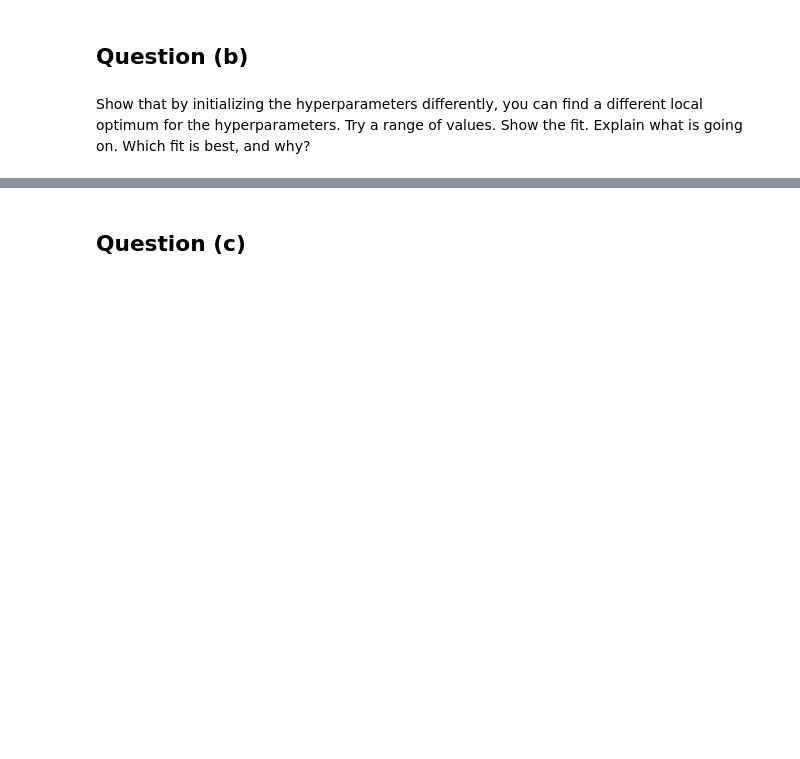
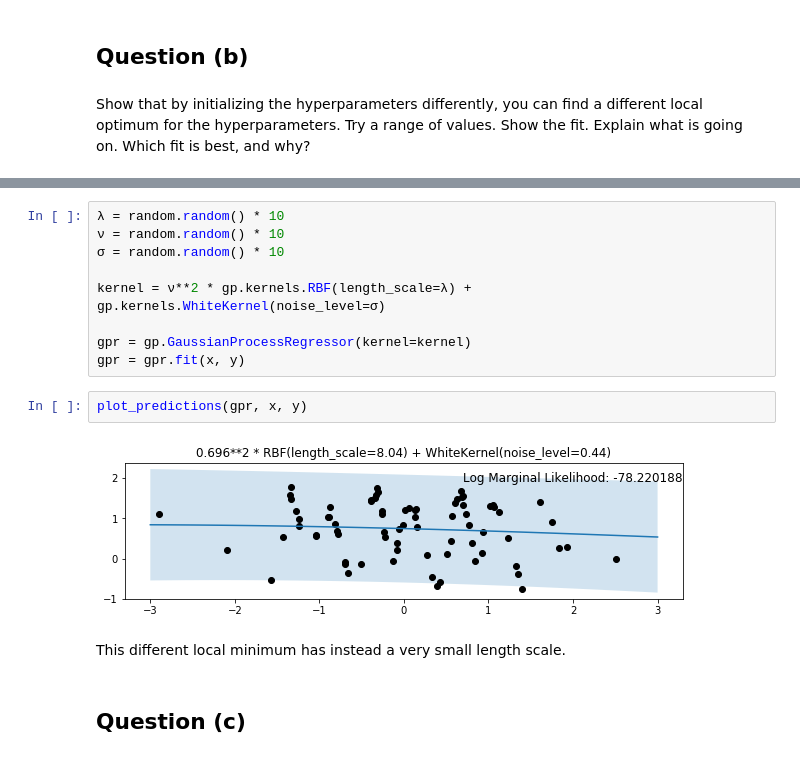
Before and after one commit to emalgorithm/MPhil-ACS-Projects, a Jupyter notebook: LE49/Coursework 1/coursework1.ipynb, the cells around one changed output, grey strips where cells are left out. Saved outputs shown, nothing was run; the diff lists cells and outputs as text; blank space fills up the shorter version.

```diff
--- a/LE49/Coursework 1/coursework1.ipynb
+++ b/LE49/Coursework 1/coursework1.ipynb
@@ -114,3 +158,18 @@ Show that by initializing the hyperparameters differently, you can ﬁnd a diffe
+# %%
+λ = random.random() * 10
+ν = random.random() * 10
+σ = random.random() * 10
+
+kernel = ν**2 * gp.kernels.RBF(length_scale=λ) + gp.kernels.WhiteKernel(noise_level=σ)
+
+gpr = gp.GaussianProcessRegressor(kernel=kernel)
+gpr = gpr.fit(x, y)
+# %%
+plot_predictions(gpr, x, y)
+# %% [output]
+[figure, added]
+# %% [markdown]
+This different local minimum has instead a very small length scale.
 # %% [markdown]
 ## Question (c)
 # %% [markdown]
```
Also changed, not shown: parts of 53 cells of this notebook.
